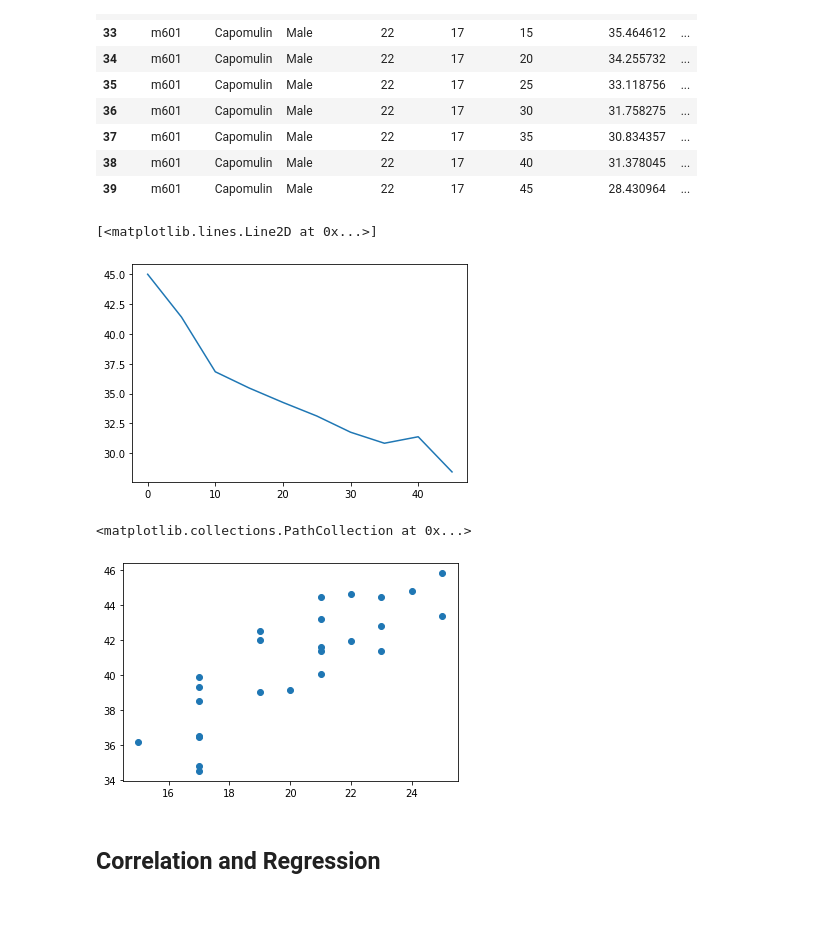
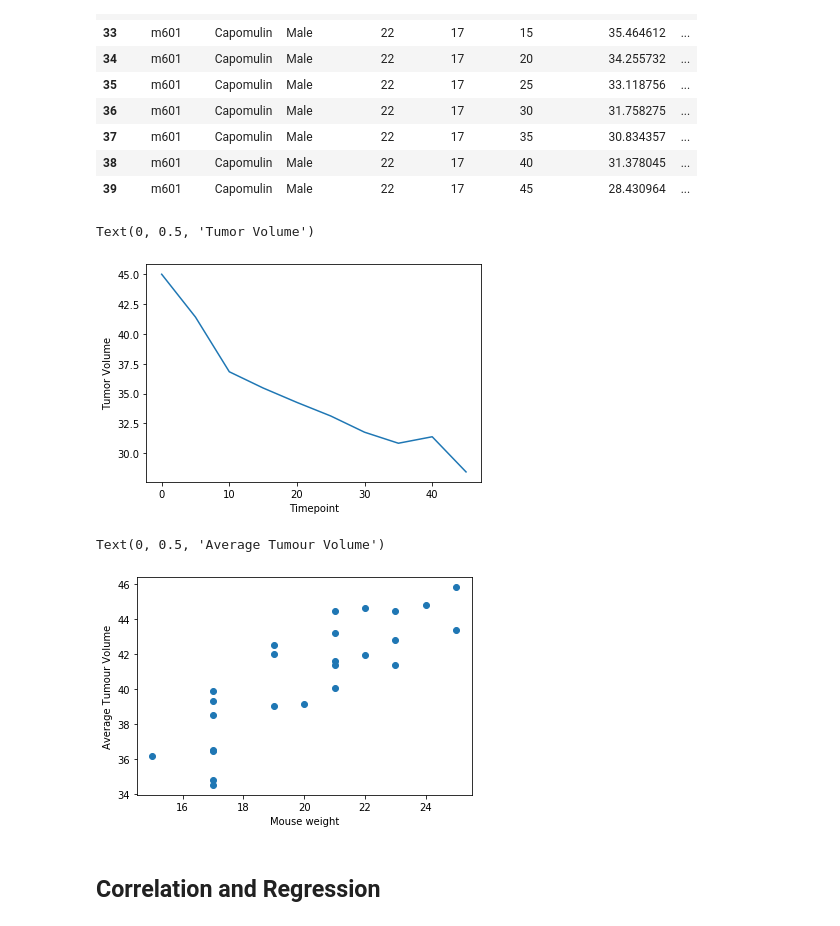
Before and after one commit to susovd/Matplotlib-Homework---the-power-of-the-plots, a Jupyter notebook: Pymaceuticals/pymaceuticals_Susov.ipynb, the cells around one changed output. Saved outputs shown, nothing was run; the diff lists cells and outputs as text; code cells hidden in the pictures.

```diff
--- a/Pymaceuticals/pymaceuticals_Susov.ipynb
+++ b/Pymaceuticals/pymaceuticals_Susov.ipynb
@@ -369,21 +321,24 @@ m601
 # %%
 # Generate a line plot of time point versus tumor volume for a mouse treated with Capomulin
 plt.plot(m601["Timepoint"], m601["Tumor Volume (mm3)"])
+plt.xlabel("Timepoint")
+plt.ylabel("Tumor Volume")
 # %% [output]
-[<matplotlib.lines.Line2D at 0x...>]
+Text(0, 0.5, 'Tumor Volume')
-[figure, old version]
+[figure, new version]
 # %%
 # Generate a scatter plot of mouse weight versus average tumor volume for the Capomulin regimen
-#tumor_summary = clean_df.groupby("Drug Regimen")
 #group by mouse ID and get mean and use it to scatterplot
 scatter_data = capomulin.groupby("Mouse ID").mean()
 
-scatter_data = pd.DataFrame(x).reset_index()
+scatter_data = pd.DataFrame(scatter_data).reset_index()
 
 plt.scatter(scatter_data["Weight (g)"], scatter_data["Tumor Volume (mm3)"])
+plt.xlabel("Mouse weight")
+plt.ylabel("Average Tumour Volume")
 # %% [output]
-<matplotlib.collections.PathCollection at 0x...>
+Text(0, 0.5, 'Average Tumour Volume')
-[figure, old version]
+[figure, new version]
 # %% [markdown]
 ## Correlation and Regression
 # %%
```
Also changed, not shown: parts of 12 cells of this notebook.
